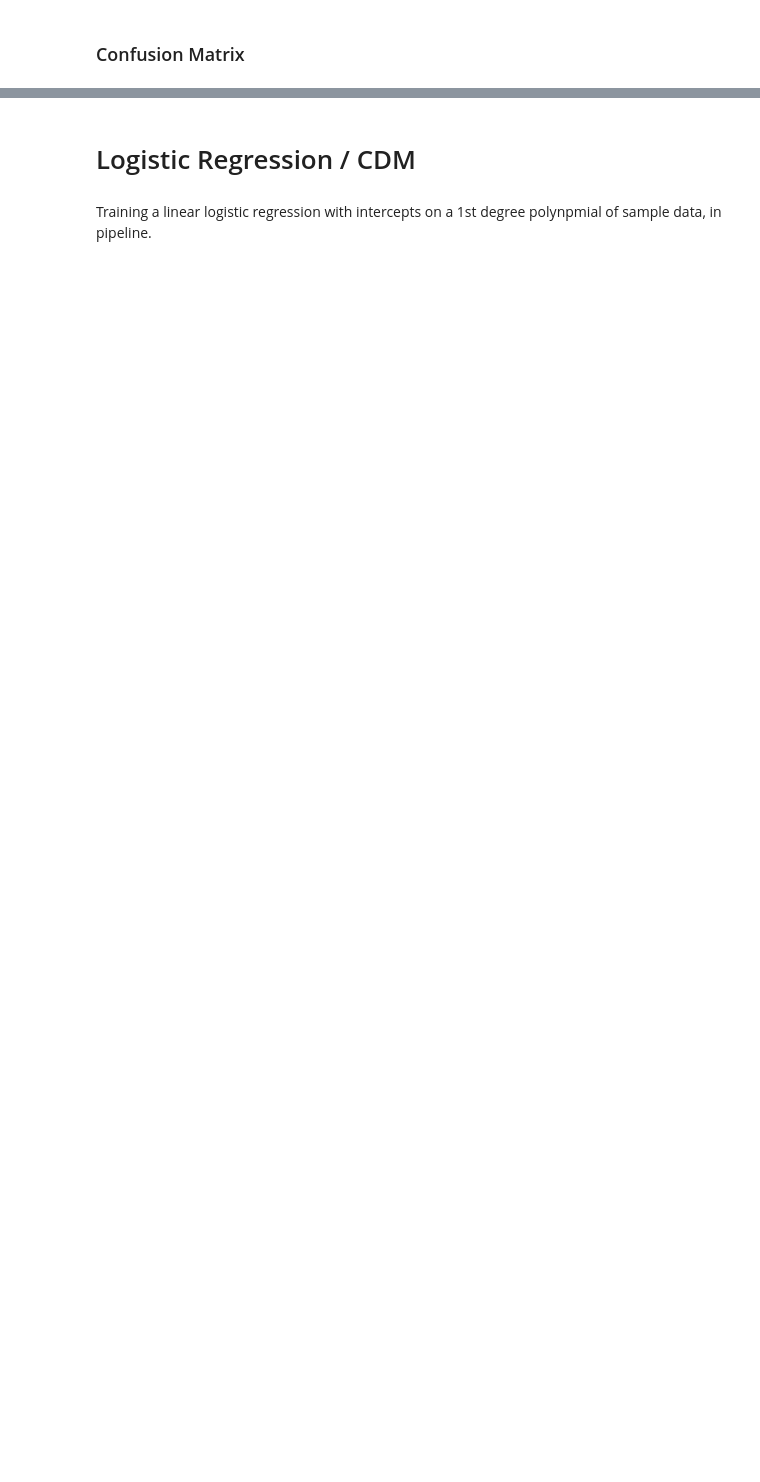
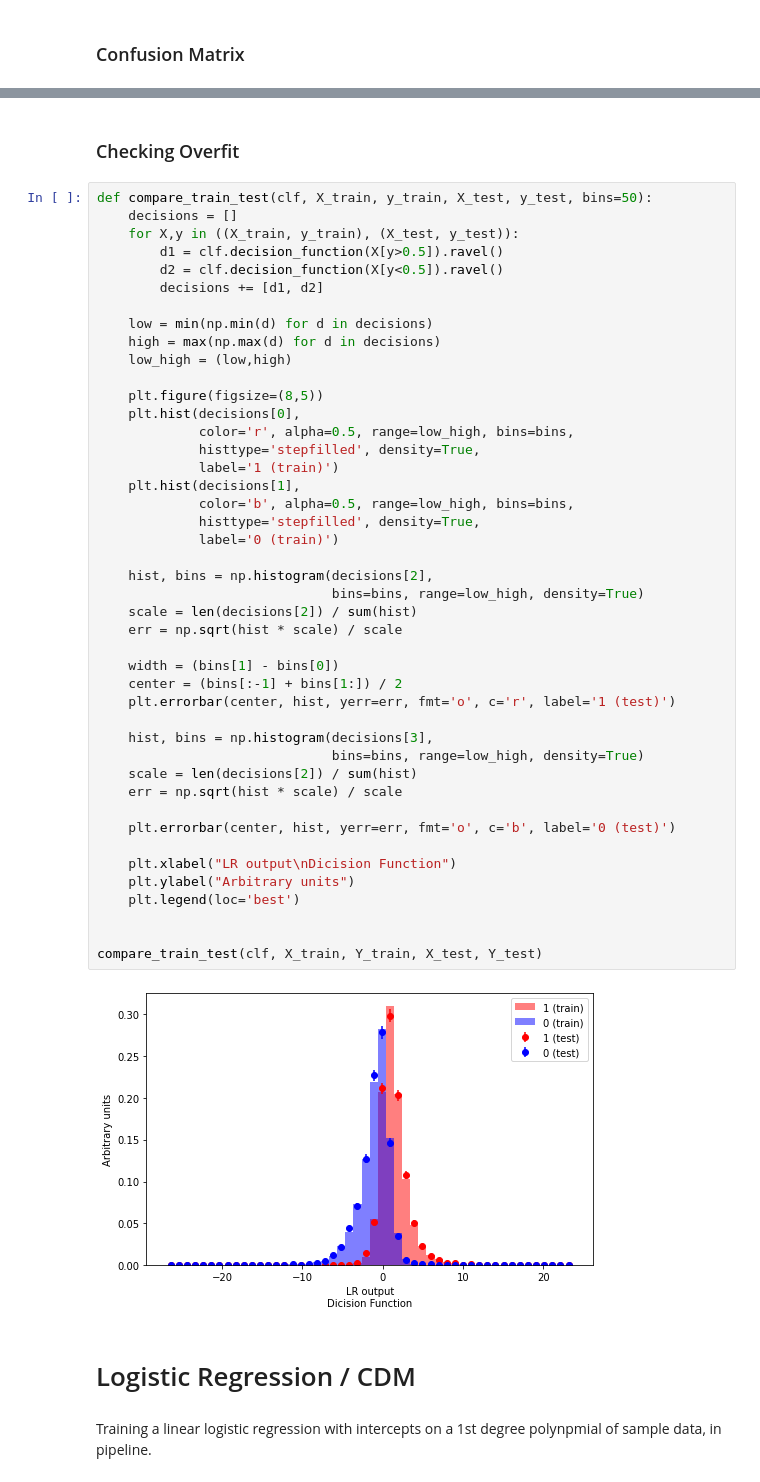
Before and after one commit to as2c/MLP---Cosmology, a Jupyter notebook: Optimization2/LogisticReg_data2.ipynb, the cells around one changed output, grey strips where cells are left out. Cells and saved outputs as stored; diff of their text form; blank space fills up the shorter version.

```diff
--- a/Optimization2/LogisticReg_data2.ipynb
+++ b/Optimization2/LogisticReg_data2.ipynb
@@ -490,3 +472,51 @@ plt.show()
+# %% [markdown]
+### Checking Overfit
+# %%
+def compare_train_test(clf, X_train, y_train, X_test, y_test, bins=50):
+    decisions = []
+    for X,y in ((X_train, y_train), (X_test, y_test)):
+        d1 = clf.decision_function(X[y>0.5]).ravel()
+        d2 = clf.decision_function(X[y<0.5]).ravel()
+        decisions += [d1, d2]
+
+    low = min(np.min(d) for d in decisions)
+    high = max(np.max(d) for d in decisions)
+    low_high = (low,high)
+
+    plt.figure(figsize=(8,5))
+    plt.hist(decisions[0],
+             color='r', alpha=0.5, range=low_high, bins=bins,
+             histtype='stepfilled', density=True,
+             label='1 (train)')
+    plt.hist(decisions[1],
+             color='b', alpha=0.5, range=low_high, bins=bins,
+             histtype='stepfilled', density=True,
+             label='0 (train)')
+
+    hist, bins = np.histogram(decisions[2],
+                              bins=bins, range=low_high, density=True)
+    scale = len(decisions[2]) / sum(hist)
+    err = np.sqrt(hist * scale) / scale
+
+    width = (bins[1] - bins[0])
+    center = (bins[:-1] + bins[1:]) / 2
+    plt.errorbar(center, hist, yerr=err, fmt='o', c='r', label='1 (test)')
+
+    hist, bins = np.histogram(decisions[3],
+                              bins=bins, range=low_high, density=True)
+    scale = len(decisions[2]) / sum(hist)
+    err = np.sqrt(hist * scale) / scale
+
+    plt.errorbar(center, hist, yerr=err, fmt='o', c='b', label='0 (test)')
+
+    plt.xlabel("LR output\nDicision Function")
+    plt.ylabel("Arbitrary units")
+    plt.legend(loc='best')
+
+
+compare_train_test(clf, X_train, Y_train, X_test, Y_test)
+# %% [output]
+[figure, added]
 # %% [markdown]
 # Logistic Regression / CDM
 # %% [markdown]
```
Also changed, not shown: parts of 15 cells of this notebook.
